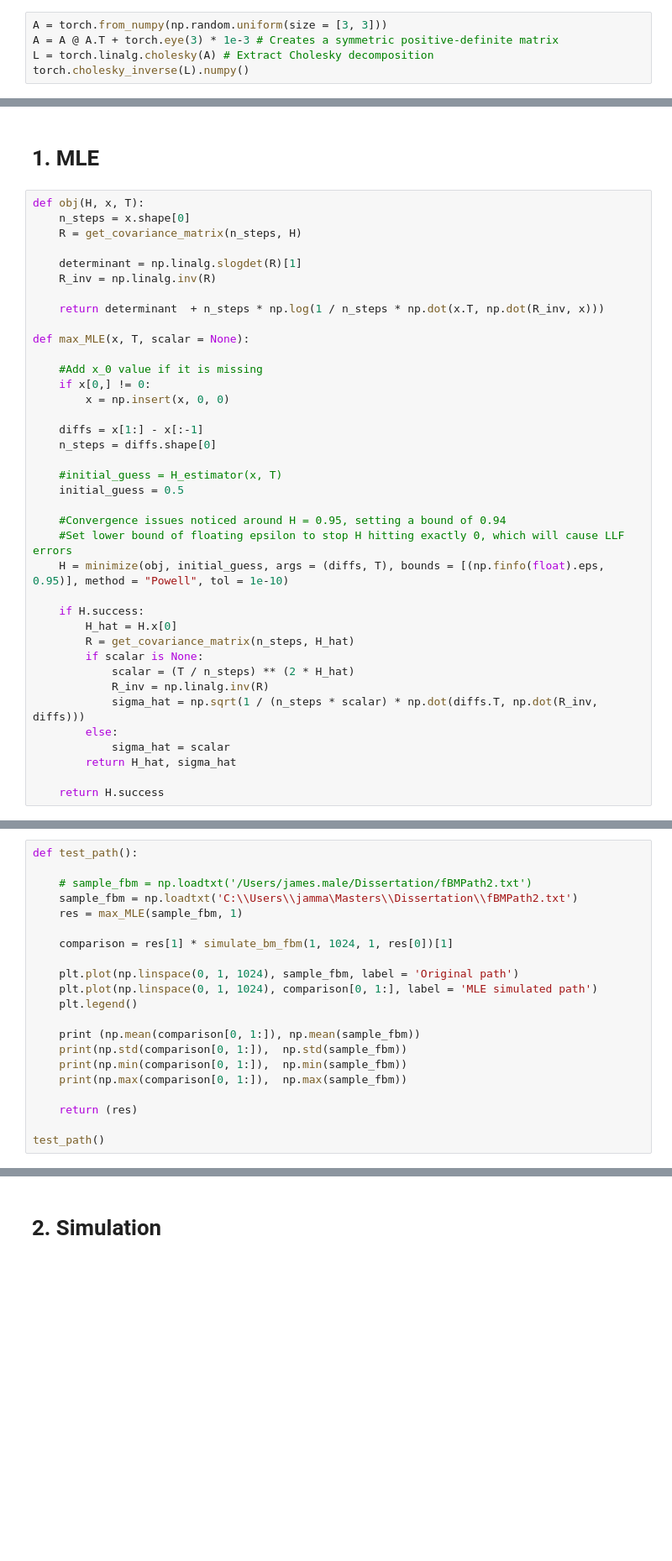
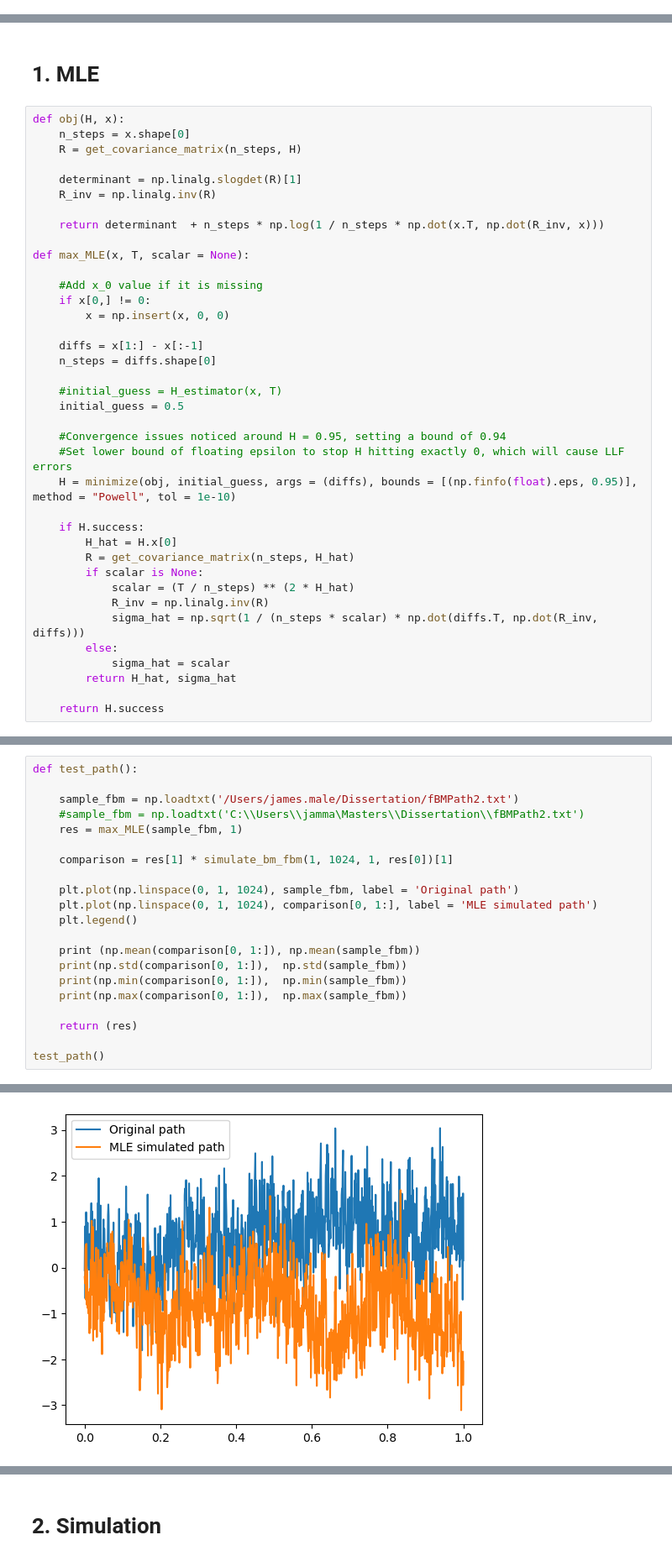
Before and after one commit to Jamjam1729/Dissertation, a Jupyter notebook: Dissertation.ipynb, the cells around one changed output, grey strips where cells are left out. Shown at 84% size. Saved outputs shown, nothing was run; the diff lists cells and outputs as text; blank space fills up the shorter version.

```diff
--- a/Dissertation.ipynb
+++ b/Dissertation.ipynb
@@ -22,8 +22,3 @@ np.random.uniform(size = [3, 3])
 array([[0.53798129, 0.2663381 , 0.96017612],
        [0.37252902, 0.72315083, 0.3381271 ],
        [0.03369649, 0.37098355, 0.88057876]])
-# %%
-A = torch.from_numpy(np.random.uniform(size = [3, 3]))
-A = A @ A.T + torch.eye(3) * 1e-3 # Creates a symmetric positive-definite matrix
-L = torch.linalg.cholesky(A) # Extract Cholesky decomposition
-torch.cholesky_inverse(L).numpy()
@@ -254,7 +245,7 @@ Covariance Done
 # %% [markdown]
 # 1. MLE
 # %%
-def obj(H, x, T):
+def obj(H, x):
     n_steps = x.shape[0]
     R = get_covariance_matrix(n_steps, H)
 
@@ -277,7 +268,7 @@ def max_MLE(x, T, scalar = None):
 
     #Convergence issues noticed around H = 0.95, setting a bound of 0.94
     #Set lower bound of floating epsilon to stop H hitting exactly 0, which will cause LLF errors
-    H = minimize(obj, initial_guess, args = (diffs, T), bounds = [(np.finfo(float).eps, 0.95)], method = "Powell", tol = 1e-10)
+    H = minimize(obj, initial_guess, args = (diffs), bounds = [(np.finfo(float).eps, 0.95)], method = "Powell", tol = 1e-10)
 
     if H.success:
         H_hat = H.x[0]
@@ -334,8 +325,8 @@ Covariance Done
 # %%
 def test_path():
 
-    # sample_fbm = np.loadtxt('/Users/james.male/Dissertation/fBMPath2.txt')
-    sample_fbm = np.loadtxt('C:\\Users\\jamma\Masters\\Dissertation\\fBMPath2.txt')
+    sample_fbm = np.loadtxt('/Users/james.male/Dissertation/fBMPath2.txt')
+    #sample_fbm = np.loadtxt('C:\\Users\\jamma\Masters\\Dissertation\\fBMPath2.txt')
     res = max_MLE(sample_fbm, 1)
 
     comparison = res[1] * simulate_bm_fbm(1, 1024, 1, res[0])[1]
@@ -356,0 +354 @@ FileNotFoundError: C:\Users\jamma\Masters\Dissertation\fBMPath2.txt not found.
+[figure, added]
```
Also changed, not shown: parts of 6 cells of this notebook.
